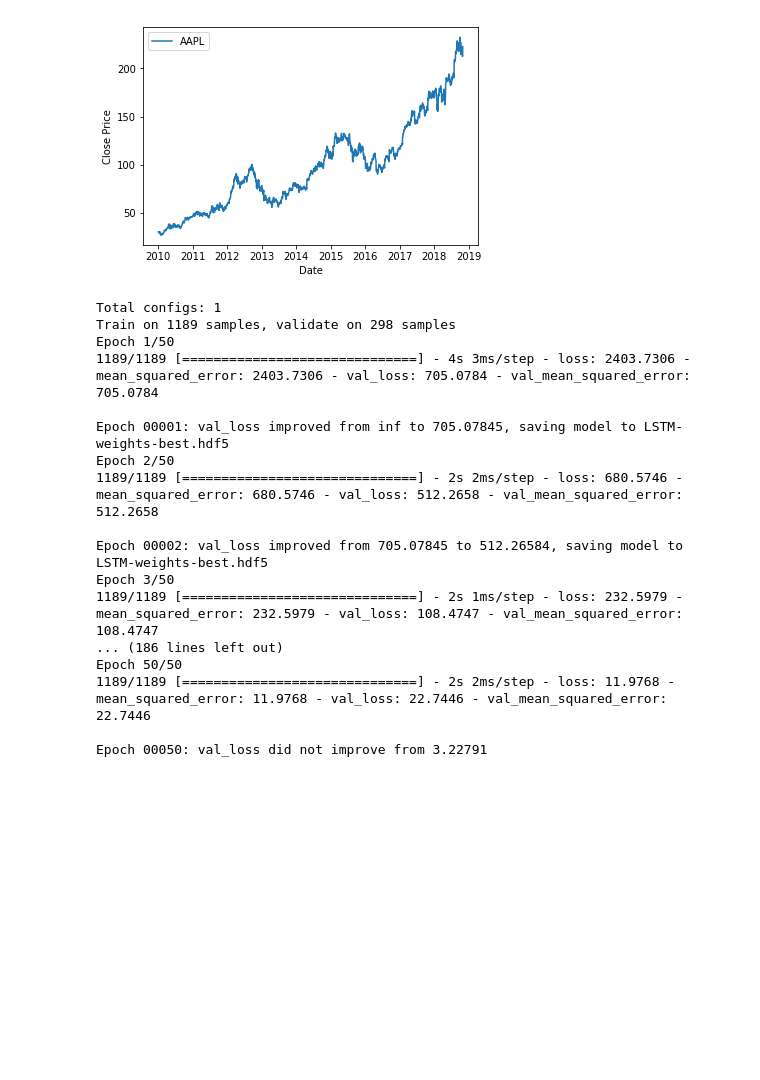
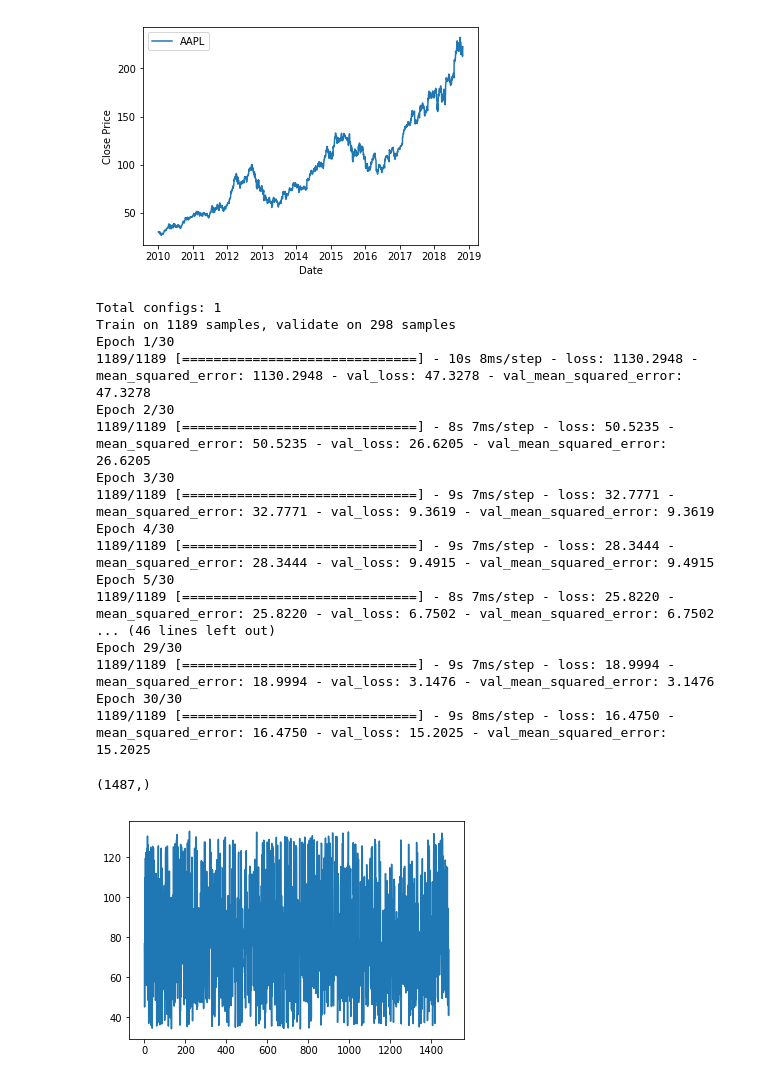
Before and after one commit to pqmzla1029/AIinFinance, a Jupyter notebook: ProjectCode/PredictingStockPrices.ipynb, the cells around one changed output. Cells and saved outputs as stored; diff of their text form; code cells hidden in the pictures; blank space fills up the shorter version.

```diff
--- a/ProjectCode/PredictingStockPrices.ipynb
+++ b/ProjectCode/PredictingStockPrices.ipynb
@@ -42,8 +44,8 @@ data = data.iloc[:,3]
 
 N_input = [100]
 N_nodes = [200]#,100]
-N_epochs = [50]
-N_batch = [50]
+N_epochs = [30]
+N_batch = [10]
 N_diff = [12]
 N_split = [0.7] #This is the test train split, as a percentage
 
@@ -53,21 +55,21 @@ matrix =[lstm.model_fit(data, cfg) for cfg in cfg_list]
 # %% [output]
 Total configs: 1
 Train on 1189 samples, validate on 298 samples
-Epoch 1/50
-1189/1189 [==============================] - 4s 3ms/step - loss: 2403.7306 - mean_squared_error: 2403.7306 - val_loss: 705.0784 - val_mean_squared_error: 705.0784
-
-Epoch 00001: val_loss improved from inf to 705.07845, saving model to LSTM-weights-best.hdf5
-Epoch 2/50
-1189/1189 [==============================] - 2s 2ms/step - loss: 680.5746 - mean_squared_error: 680.5746 - val_loss: 512.2658 - val_mean_squared_error: 512.2658
-
-Epoch 00002: val_loss improved from 705.07845 to 512.26584, saving model to LSTM-weights-best.hdf5
-Epoch 3/50
-1189/1189 [==============================] - 2s 1ms/step - loss: 232.5979 - mean_squared_error: 232.5979 - val_loss: 108.4747 - val_mean_squared_error: 108.4747
-... (186 lines left out)
-Epoch 50/50
-1189/1189 [==============================] - 2s 2ms/step - loss: 11.9768 - mean_squared_error: 11.9768 - val_loss: 22.7446 - val_mean_squared_error: 22.7446
-
-Epoch 00050: val_loss did not improve from 3.22791
+Epoch 1/30
+1189/1189 [==============================] - 10s 8ms/step - loss: 1130.2948 - mean_squared_error: 1130.2948 - val_loss: 47.3278 - val_mean_squared_error: 47.3278
+Epoch 2/30
+1189/1189 [==============================] - 8s 7ms/step - loss: 50.5235 - mean_squared_error: 50.5235 - val_loss: 26.6205 - val_mean_squared_error: 26.6205
+Epoch 3/30
+1189/1189 [==============================] - 9s 7ms/step - loss: 32.7771 - mean_squared_error: 32.7771 - val_loss: 9.3619 - val_mean_squared_error: 9.3619
+Epoch 4/30
+1189/1189 [==============================] - 9s 7ms/step - loss: 28.3444 - mean_squared_error: 28.3444 - val_loss: 9.4915 - val_mean_squared_error: 9.4915
+Epoch 5/30
+1189/1189 [==============================] - 8s 7ms/step - loss: 25.8220 - mean_squared_error: 25.8220 - val_loss: 6.7502 - val_mean_squared_error: 6.7502
+... (46 lines left out)
+Epoch 29/30
+1189/1189 [==============================] - 9s 7ms/step - loss: 18.9994 - mean_squared_error: 18.9994 - val_loss: 3.1476 - val_mean_squared_error: 3.1476
+Epoch 30/30
+1189/1189 [==============================] - 9s 8ms/step - loss: 16.4750 - mean_squared_error: 16.4750 - val_loss: 15.2025 - val_mean_squared_error: 15.2025
 # %%
 #for model in models:
 #    model.summary()
@@ -105,0 +106,6 @@ model.summary()
+# %%
+plt.plot(Y_train)
+Y_train.shape
+# %% [output]
+(1487,)
+[figure, added]
```
Also changed, not shown: parts of 4 cells of this notebook, 7 other files.
